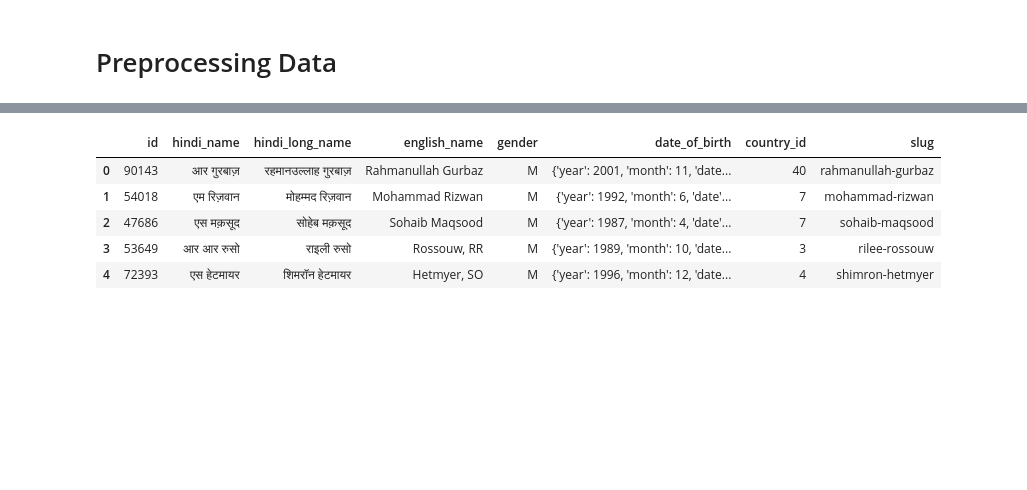
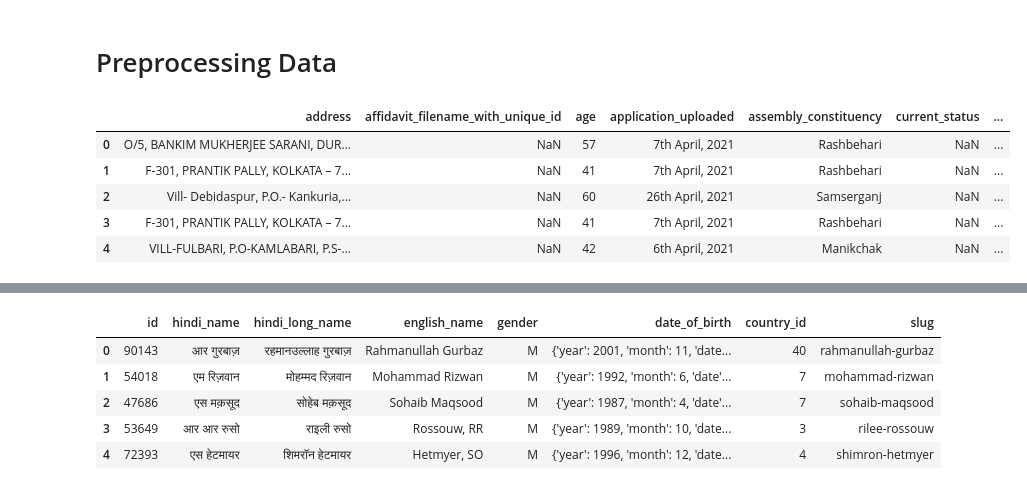
Before and after one commit to in-rolls/indicate, a Jupyter notebook: scripts/Transliterate.ipynb, the cells around one changed output, grey strips where cells are left out. Cells and saved outputs as stored; diff of their text form; code cells hidden in the pictures; blank space fills up the shorter version.

```diff
--- a/scripts/Transliterate.ipynb
+++ b/scripts/Transliterate.ipynb
@@ -19,2 +20,13 @@ model.h5  model_plot_dec.png  model.png  players_with_hindi_names.json  s2s.h5
 # %% [markdown]
 # Preprocessing Data
+# %%
+affidavits_df = pd.read_csv('affidavits.csv')
+# %%
+affidavits_df.head()
+# %% [output]
+|  | address | affidavit_filename_with_unique_id | age | application_uploaded | assembly_constituency | current_status | ... |
+| 0 | O/5, BANKIM MUKHERJEE SARANI, DUR... | NaN | 57 | 7th April, 2021 | Rashbehari | NaN | ... |
+| 1 | F-301, PRANTIK PALLY, KOLKATA – 7... | NaN | 41 | 7th April, 2021 | Rashbehari | NaN | ... |
+| 2 | Vill- Debidaspur, P.O.- Kankuria,... | NaN | 60 | 26th April, 2021 | Samserganj | NaN | ... |
+| 3 | F-301, PRANTIK PALLY, KOLKATA – 7... | NaN | 41 | 7th April, 2021 | Rashbehari | NaN | ... |
+| 4 | VILL-FULBARI, P.O-KAMLABARI, P.S-... | NaN | 42 | 6th April, 2021 | Manikchak | NaN | ... |
```
Also changed, not shown: parts of 38 cells of this notebook.
